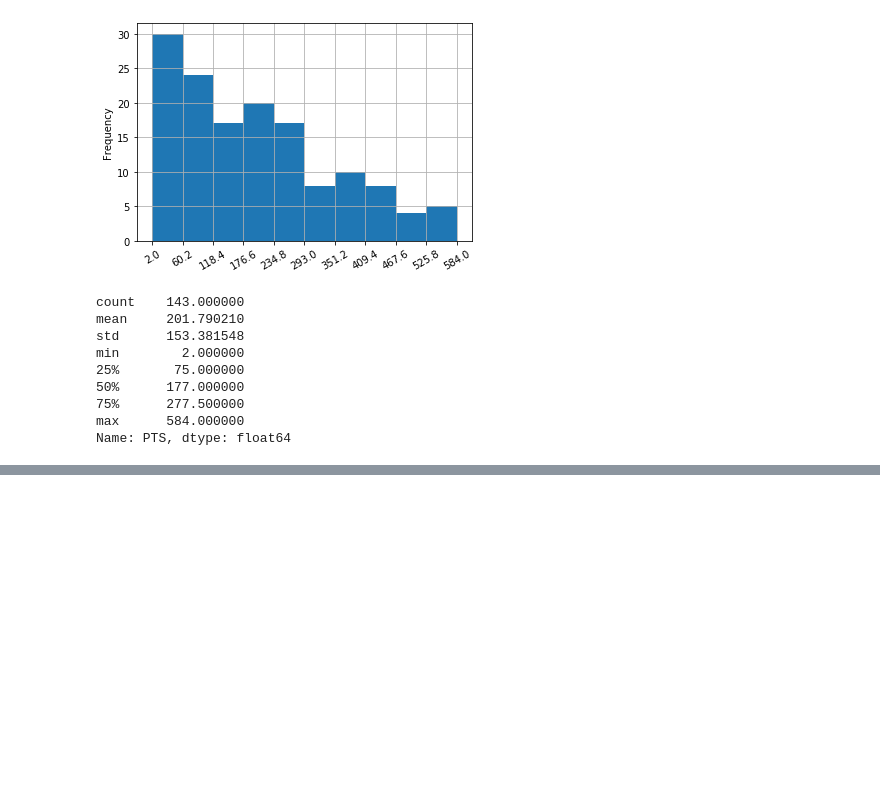
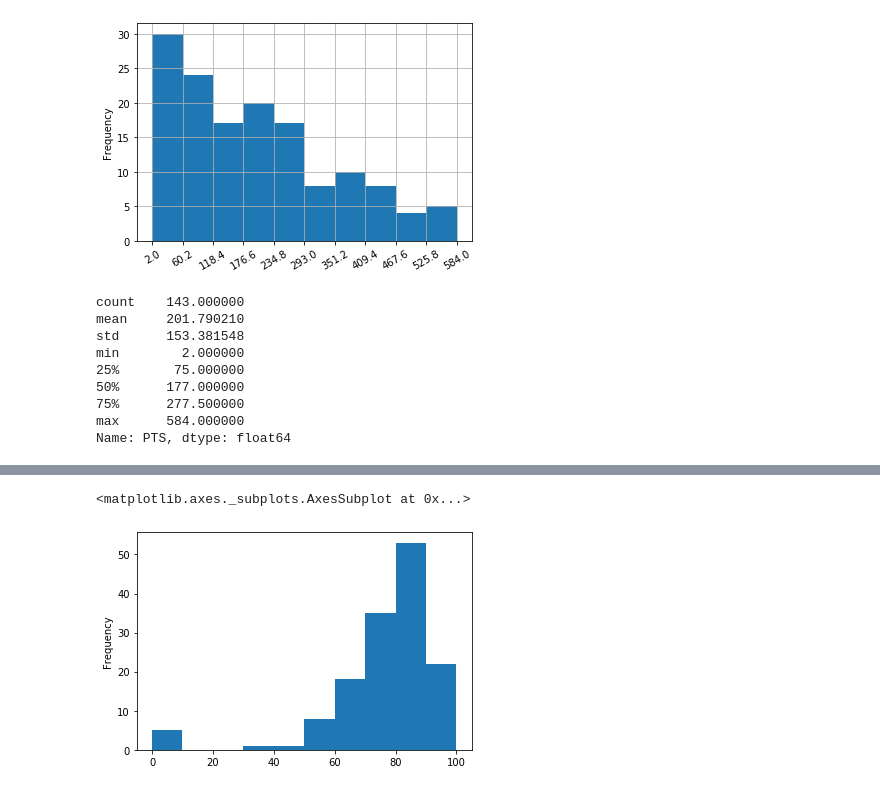
Before and after one commit to dnlsyfq/py_statistics, a Jupyter notebook: StatisticsChap3.ipynb, the cells around one changed output, grey strips where cells are left out. Saved outputs shown, nothing was run; the diff lists cells and outputs as text; code cells hidden in the pictures; blank space fills up the shorter version.

```diff
--- a/StatisticsChap3.ipynb
+++ b/StatisticsChap3.ipynb
@@ -155,0 +206,5 @@ Name: PTS, dtype: float64
+# %%
+df['FT%'].plot.hist(bins=10)
+# %% [output]
+<matplotlib.axes._subplots.AxesSubplot at 0x...>
+[figure, added]
```
Also changed, not shown: parts of 13 cells of this notebook, 7 other files.
